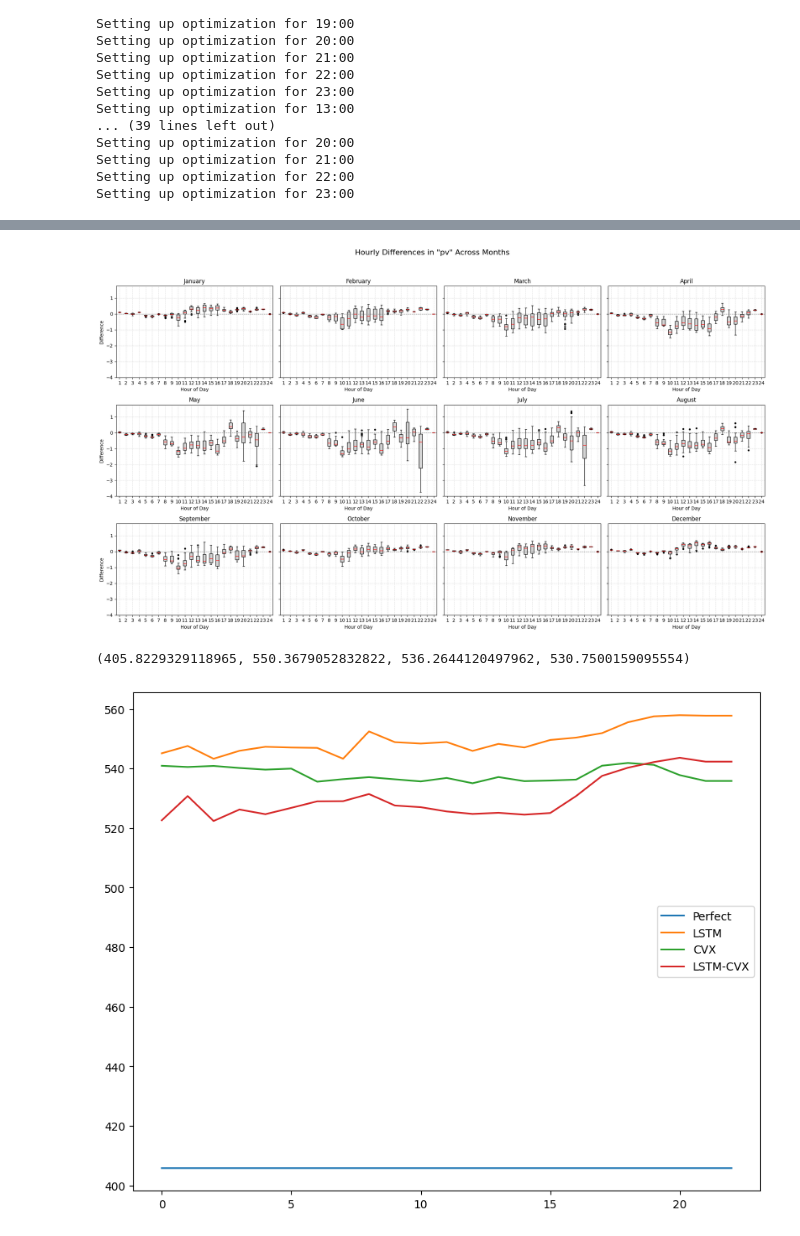
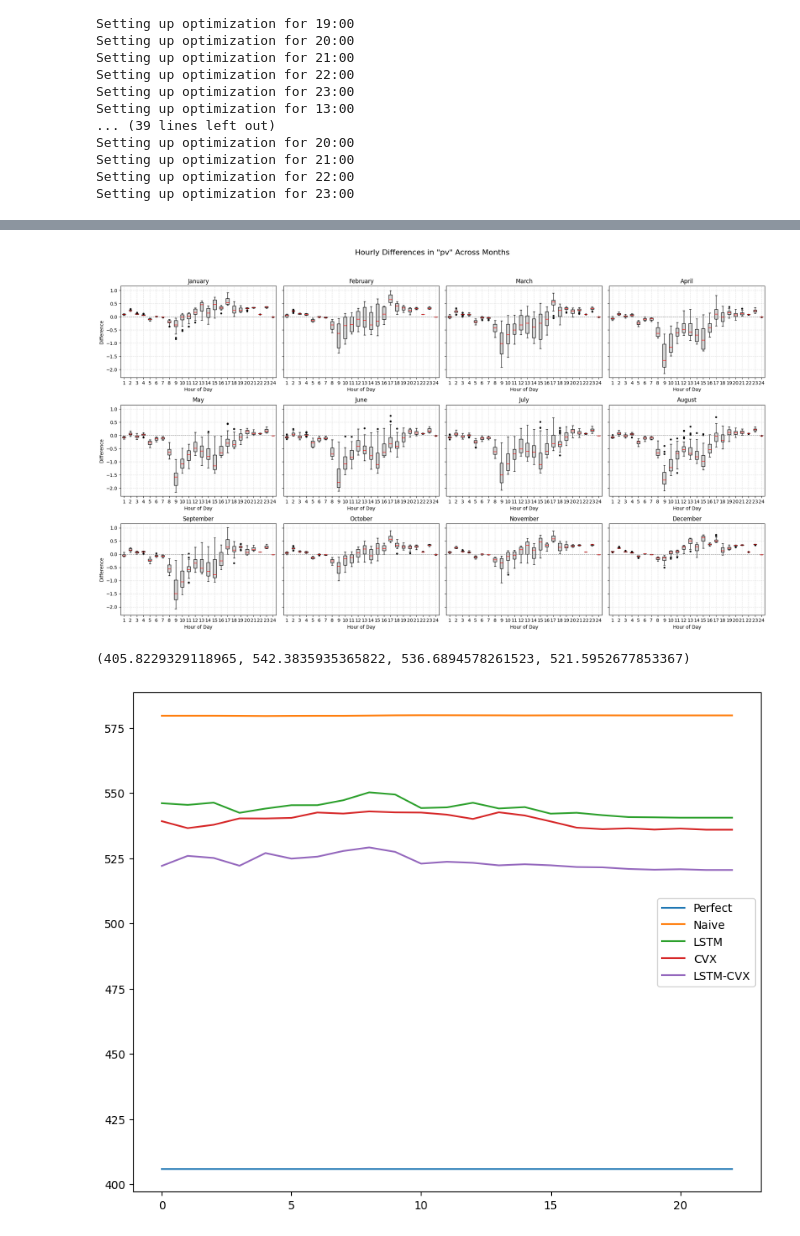
Before and after one commit to Joris-Dprtr/DFL_PVB, a Jupyter notebook: notebooks/MPC_evaluation.ipynb, the cells around one changed output, grey strips where cells are left out. Saved outputs shown, nothing was run; the diff lists cells and outputs as text; code cells hidden in the pictures.

```diff
--- a/notebooks/MPC_evaluation.ipynb
+++ b/notebooks/MPC_evaluation.ipynb
@@ -78,7 +78,7 @@ domain_max = [max(nl_data['solar_energy'][:676*24+24]), # past: solar energy
 # %%
 pvb_system = pvb.PV_battery(nl_data, building, battery_capacity, max_charge, max_discharge, self_consumption=False)
 # %%
-lowest_T = 23
+lowest_T = 11
 # %%
 dictionary_list_perfect = pvb_system.execute_optimization(time,lowest_T,'Perfect',neurons,layers,past_features,opt_future_features,domain_min,domain_max,train_test_split=train_test_split, noise=noise)
 dictionary_list_naive = pvb_system.execute_optimization(time,lowest_T,'Naive',neurons,layers,past_features,opt_future_features,domain_min,domain_max,train_test_split=train_test_split, noise=noise)
@@ -382,7 +394,7 @@ plt.suptitle(f'Hourly Differences in "{var}" Across Months', fontsize=16)
 plt.tight_layout(rect=[0, 0.03, 1, 0.95])
 plt.show()
 # %% [output]
-[figure, old version]
+[figure, new version]
 # %%
 hours = range(0,17)
 
@@ -416,9 +428,10 @@ tot_cost_cvx.append(np.sum(cvx_cost,axis=1))
 
 np.sum(tot_cost_perfect), np.sum(tot_cost_lstm), np.sum(tot_cost_cvx), np.sum(tot_cost_cvx_lstm)
 # %% [output]
-(405.8229329118965, 550.3679052832822, 536.2644120497962, 530.7500159095554)
+(405.8229329118965, 542.3835935365822, 536.6894578261523, 521.5952677853367)
 # %%
 perfect = []
+naive = []
 lstm = []
 cvx = []
 lstm_cvx = []
@@ -428,44 +441,51 @@ for i in range(1,24):
     hours = range(0,i)
 
     tot_cost_perfect = []
+    tot_cost_naive = []
     tot_cost_lstm = []
     tot_cost_cvx_lstm = []
     tot_cost_cvx = []
 
     for hour in hours:
         perfect_cost = (dictionary_list_perfect[hour]['offtake'][:,0] * dictionary_list_perfect[hour]['imp'][:,0]) - (dictionary_list_perfect[hour]['injection'][:,0] * dictionary_list_perfect[hour]['exp'][:,0])
-        lstm_cost = (dictionary_list_perfect[hour]['offtake'][:,0] * dictionary_list_lstm[hour]['imp'][:,0]) - (dictionary_list_lstm[hour]['injection'][:,0] * dictionary_list_lstm[hour]['exp'][:,0])
+        naive_cost = (dictionary_list_naive[hour]['offtake'][:,0] * dictionary_list_naive[hour]['imp'][:,0]) - (dictionary_list_naive[hour]['injection'][:,0] * dictionary_list_naive[hour]['exp'][:,0])
+        lstm_cost = (dictionary_list_lstm[hour]['offtake'][:,0] * dictionary_list_lstm[hour]['imp'][:,0]) - (dictionary_list_lstm[hour]['injection'][:,0] * dictionary_list_lstm[hour]['exp'][:,0])
         cvx_cost = (dictionary_list_cvx[hour]['offtake'][:,0] * dictionary_list_cvx[hour]['imp'][:,0]) - (dictionary_list_cvx[hour]['injection'][:,0] * dictionary_list_cvx[hour]['exp'][:,0])
         lstm_cvx_cost = (dictionary_list_lstm_cvx[hour]['offtake'][:,0] * dictionary_list_lstm_cvx[hour]['imp'][:,0]) - (dictionary_list_lstm_cvx[hour]['injection'][:,0] * dictionary_list_lstm_cvx[hour]['exp'][:,0])
 
         tot_cost_perfect.append(perfect_cost)
+        tot_cost_naive.append(naive_cost)
         tot_cost_lstm.append(lstm_cost)
         tot_cost_cvx_lstm.append(lstm_cvx_cost)
         tot_cost_cvx.append(cvx_cost)
 
     perfect_cost = (dictionary_list_perfect[hour+1]['offtake'] * dictionary_list_perfect[hour+1]['imp']) - (dictionary_list_perfect[hour+1]['injection'] * dictionary_list_perfect[hour+1]['exp'])
-    lstm_cost = (dictionary_list_perfect[hour+1]['offtake'] * dictionary_list_lstm[hour+1]['imp']) - (dictionary_list_lstm[hour+1]['injection'] * dictionary_list_lstm[hour+1]['exp'])
+    naive_cost = (dictionary_list_naive[hour+1]['offtake'] * dictionary_list_naive[hour+1]['imp']) - (dictionary_list_naive[hour+1]['injection'] * dictionary_list_naive[hour+1]['exp'])
+    lstm_cost = (dictionary_list_lstm[hour+1]['offtake'] * dictionary_list_lstm[hour+1]['imp']) - (dictionary_list_lstm[hour+1]['injection'] * dictionary_list_lstm[hour+1]['exp'])
     cvx_cost = (dictionary_list_cvx[hour+1]['offtake'] * dictionary_list_cvx[hour+1]['imp']) - (dictionary_list_cvx[hour+1]['injection'] * dictionary_list_cvx[hour+1]['exp'])
     lstm_cvx_cost = (dictionary_list_lstm_cvx[hour+1]['offtake'] * dictionary_list_lstm_cvx[hour+1]['imp']) - (dictionary_list_lstm_cvx[hour+1]['injection'] * dictionary_list_lstm_cvx[hour+1]['exp'])
 
     tot_cost_perfect.append(np.sum(perfect_cost,axis=1))
+    tot_cost_naive.append(np.sum(naive_cost,axis=1))
     tot_cost_lstm.append(np.sum(lstm_cost,axis=1))
     tot_cost_cvx_lstm.append(np.sum(lstm_cvx_cost,axis=1))
     tot_cost_cvx.append(np.sum(cvx_cost,axis=1))
 
     perfect.append(np.sum(tot_cost_perfect))
+    naive.append(np.sum(tot_cost_naive))
     lstm.append(np.sum(tot_cost_lstm))
     lstm_cvx.append(np.sum(tot_cost_cvx_lstm))
     cvx.append(np.sum(tot_cost_cvx))
 # %%
 plt.figure(figsize=(10,8))
 
 plt.plot(perfect, label='Perfect')
+plt.plot(naive, label='Naive')
 plt.plot(lstm, label='LSTM')
 plt.plot(cvx, label='CVX')
 plt.plot(lstm_cvx, label='LSTM-CVX')
 
 plt.legend()
 plt.show()
 # %% [output]
-[figure, old version]
+[figure, new version]
```
Also changed, not shown: parts of 14 cells of this notebook, 27 other files.
